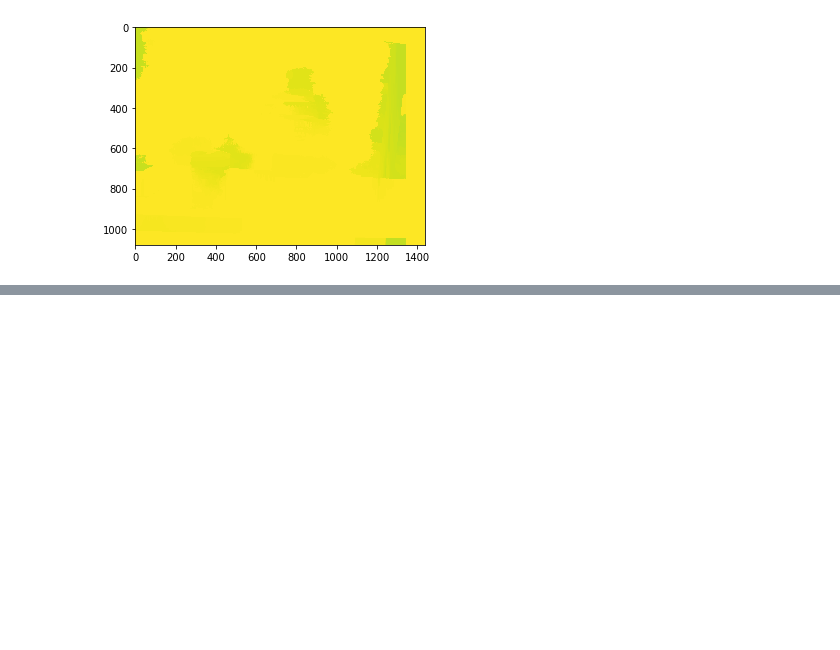
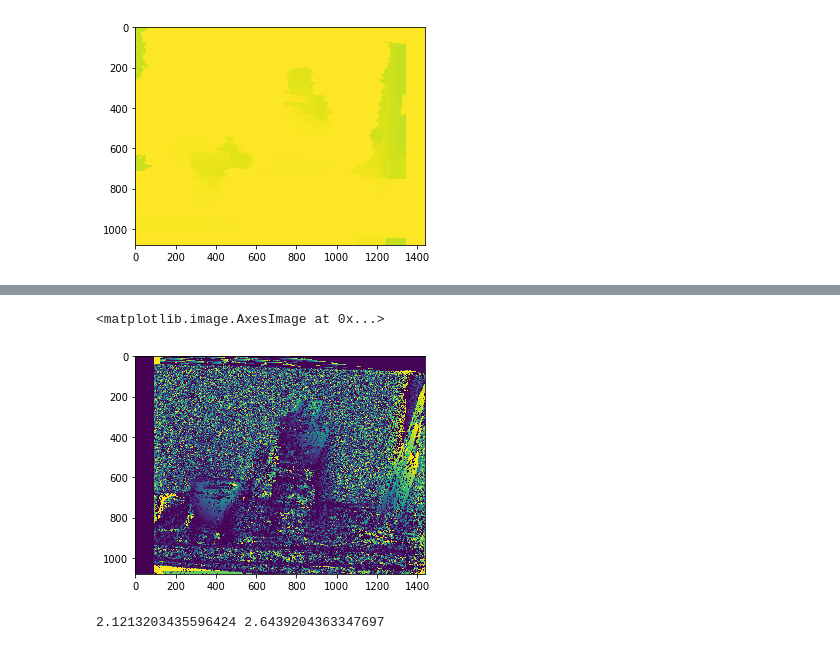
Before and after one commit to rayleizhu/EpipolarGeometry-OpenCV, a Jupyter notebook: debug.ipynb, the cells around one changed output, grey strips where cells are left out. Saved outputs shown, nothing was run; the diff lists cells and outputs as text; code cells hidden in the pictures; blank space fills up the shorter version.

```diff
--- a/debug.ipynb
+++ b/debug.ipynb
@@ -75,0 +106,6 @@ plt.imshow(dispr)
+# %%
+disp = cv2.imread(f'results/normalized_disparity_map/{i}_a_disp.jpg', 0)
+plt.imshow(disp)
+# %% [output]
+<matplotlib.image.AxesImage at 0x...>
+[figure, added]
@@ -75,0 +141,7 @@ plt.imshow(dispr)
+# %%
+dist1 = cal_normalized_distance(disp, points[0], points[1])
+dist2 = cal_normalized_distance(disp, points[2], points[3])
+
+print(dist1, dist2)
+# %% [output]
+2.1213203435596424 2.6439204363347697
```
Also changed, not shown: parts of 3 cells of this notebook, 7 other files.
